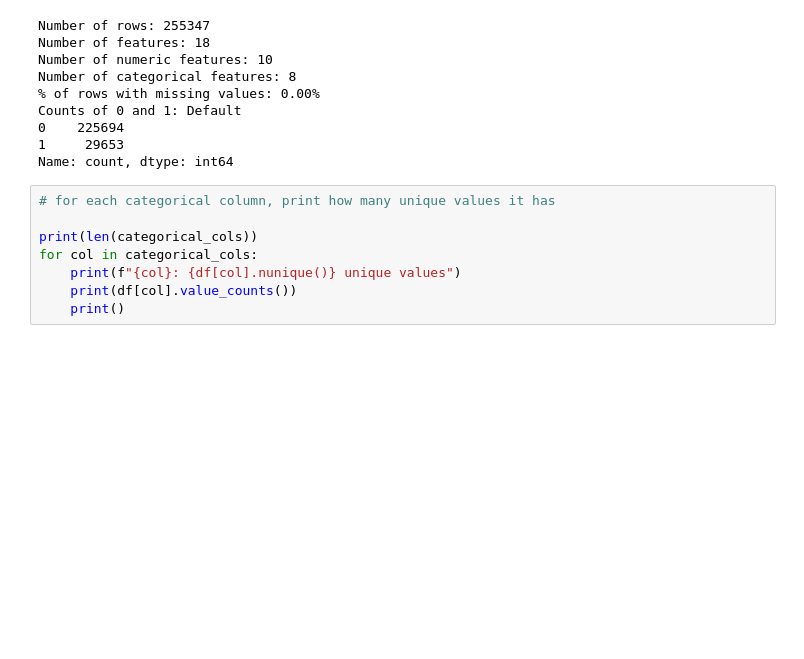
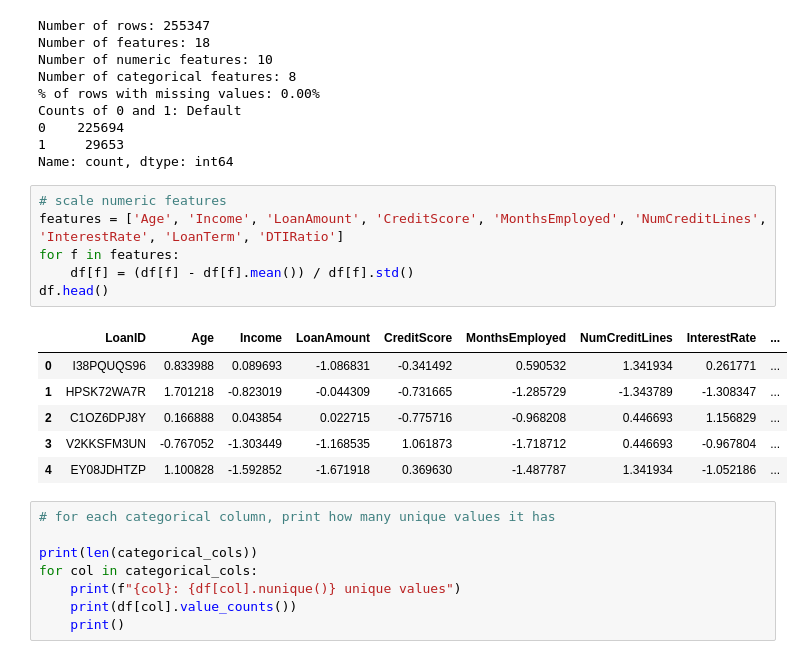
Before and after one commit to mwgupta/paml-final-proximacentauri, a Jupyter notebook: experiments3.ipynb, the cells around one changed output. Cells and saved outputs as stored; diff of their text form; blank space fills up the shorter version.

```diff
--- a/experiments3.ipynb
+++ b/experiments3.ipynb
@@ -44,6 +44,19 @@ Counts of 0 and 1: Default
 0    225694
 1     29653
 Name: count, dtype: int64
+# %%
+# scale numeric features
+features = ['Age', 'Income', 'LoanAmount', 'CreditScore', 'MonthsEmployed', 'NumCreditLines', 'InterestRate', 'LoanTerm', 'DTIRatio']
+for f in features:
+    df[f] = (df[f] - df[f].mean()) / df[f].std()
+df.head()
+# %% [output]
+|  | LoanID | Age | Income | LoanAmount | CreditScore | MonthsEmployed | NumCreditLines | InterestRate | ... |
+| 0 | I38PQUQS96 | 0.833988 | 0.089693 | -1.086831 | -0.341492 | 0.590532 | 1.341934 | 0.261771 | ... |
+| 1 | HPSK72WA7R | 1.701218 | -0.823019 | -0.044309 | -0.731665 | -1.285729 | -1.343789 | -1.308347 | ... |
+| 2 | C1OZ6DPJ8Y | 0.166888 | 0.043854 | 0.022715 | -0.775716 | -0.968208 | 0.446693 | 1.156829 | ... |
+| 3 | V2KKSFM3UN | -0.767052 | -1.303449 | -1.168535 | 1.061873 | -1.718712 | 0.446693 | -0.967804 | ... |
+| 4 | EY08JDHTZP | 1.100828 | -1.592852 | -1.671918 | 0.369630 | -1.487787 | 1.341934 | -1.052186 | ... |
 # %%
 # for each categorical column, print how many unique values it has
 
```
Also changed, not shown: parts of 7 cells of this notebook.
